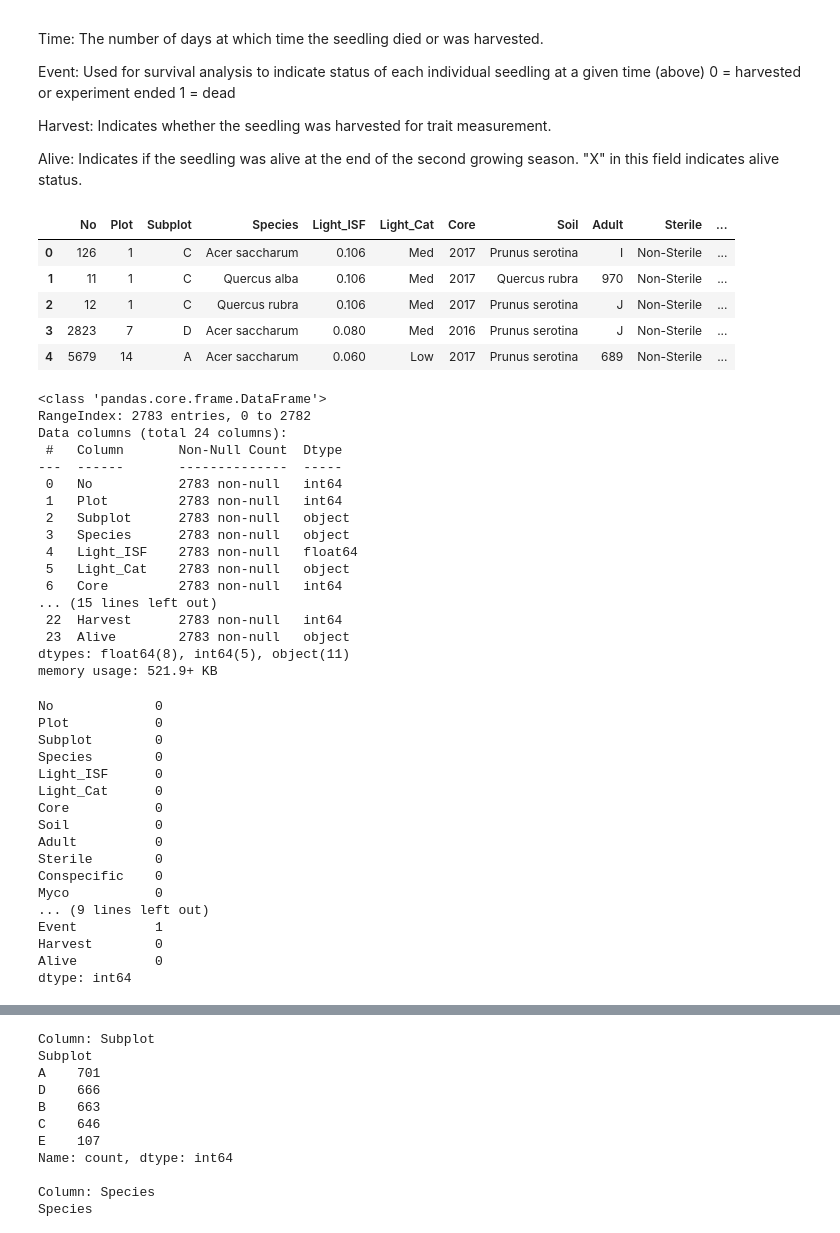
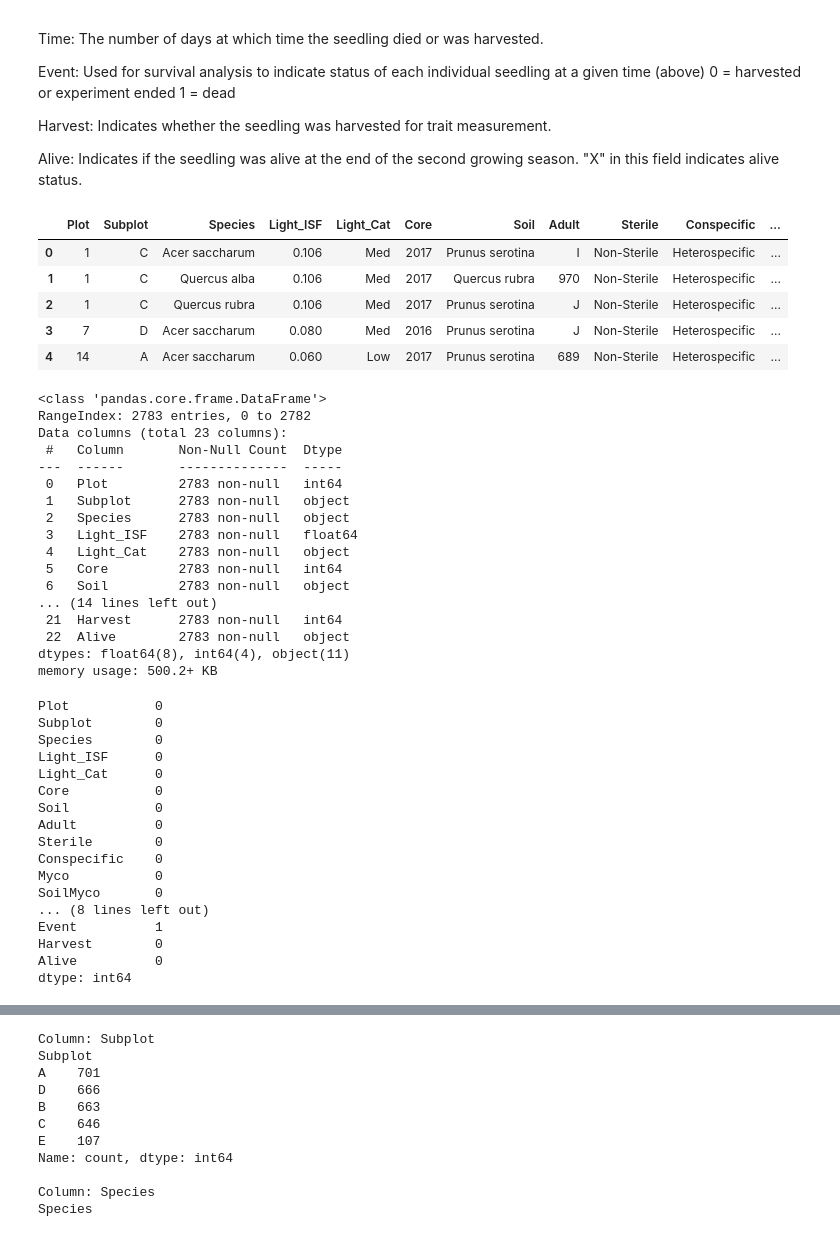
Before and after one commit to kunzr/DSE3002---Project-3, a Jupyter notebook: Cleaning.ipynb, the cells around one changed output, grey strips where cells are left out. Cells and saved outputs as stored; diff of their text form; code cells hidden in the pictures.

```diff
--- a/Cleaning.ipynb
+++ b/Cleaning.ipynb
@@ -62,35 +62,36 @@ def unique(lists):
         print(x)
 # %%
 tree = pd.read_csv('Tree_Data.csv')
+tree = tree.drop('No', axis = 1)
 pd.set_option('display.max_columns', None)
 tree.head()
 # %% [output]
-|  | No | Plot | Subplot | Species | Light_ISF | Light_Cat | Core | Soil | Adult | Sterile | ... |
-| 0 | 126 | 1 | C | Acer saccharum | 0.106 | Med | 2017 | Prunus serotina | I | Non-Sterile | ... |
-| 1 | 11 | 1 | C | Quercus alba | 0.106 | Med | 2017 | Quercus rubra | 970 | Non-Sterile | ... |
-| 2 | 12 | 1 | C | Quercus rubra | 0.106 | Med | 2017 | Prunus serotina | J | Non-Sterile | ... |
-| 3 | 2823 | 7 | D | Acer saccharum | 0.080 | Med | 2016 | Prunus serotina | J | Non-Sterile | ... |
-| 4 | 5679 | 14 | A | Acer saccharum | 0.060 | Low | 2017 | Prunus serotina | 689 | Non-Sterile | ... |
+|  | Plot | Subplot | Species | Light_ISF | Light_Cat | Core | Soil | Adult | Sterile | Conspecific | ... |
+| 0 | 1 | C | Acer saccharum | 0.106 | Med | 2017 | Prunus serotina | I | Non-Sterile | Heterospecific | ... |
+| 1 | 1 | C | Quercus alba | 0.106 | Med | 2017 | Quercus rubra | 970 | Non-Sterile | Heterospecific | ... |
+| 2 | 1 | C | Quercus rubra | 0.106 | Med | 2017 | Prunus serotina | J | Non-Sterile | Heterospecific | ... |
+| 3 | 7 | D | Acer saccharum | 0.080 | Med | 2016 | Prunus serotina | J | Non-Sterile | Heterospecific | ... |
+| 4 | 14 | A | Acer saccharum | 0.060 | Low | 2017 | Prunus serotina | 689 | Non-Sterile | Heterospecific | ... |
 # %%
 tree.info()
 # %% [output]
 <class 'pandas.core.frame.DataFrame'>
 RangeIndex: 2783 entries, 0 to 2782
-Data columns (total 24 columns):
+Data columns (total 23 columns):
  #   Column       Non-Null Count  Dtype
 ---  ------       --------------  -----
- 0   No           2783 non-null   int64
- 1   Plot         2783 non-null   int64
- 2   Subplot      2783 non-null   object
- 3   Species      2783 non-null   object
- 4   Light_ISF    2783 non-null   float64
- 5   Light_Cat    2783 non-null   object
- 6   Core         2783 non-null   int64
-... (15 lines left out)
- 22  Harvest      2783 non-null   int64
- 23  Alive        2783 non-null   object
-dtypes: float64(8), int64(5), object(11)
-memory usage: 521.9+ KB
+ 0   Plot         2783 non-null   int64
+ 1   Subplot      2783 non-null   object
+ 2   Species      2783 non-null   object
+ 3   Light_ISF    2783 non-null   float64
+ 4   Light_Cat    2783 non-null   object
+ 5   Core         2783 non-null   int64
+ 6   Soil         2783 non-null   object
+... (14 lines left out)
+ 21  Harvest      2783 non-null   int64
+ 22  Alive        2783 non-null   object
+dtypes: float64(8), int64(4), object(11)
+memory usage: 500.2+ KB
 # %%
 #Interpolation: Use interpolation methods to estimate missing values based on the values of neighboring observations.
 #This method is suitable for time series or ordered data.
@@ -98,7 +99,6 @@ tree['EMF'] = tree['EMF'].interpolate(method = 'linear')
 # %%
 print(tree.isnull().sum())
 # %% [output]
-No             0
 Plot           0
 Subplot        0
 Species        0
@@ -110,7 +110,8 @@ Adult          0
 Sterile        0
 Conspecific    0
 Myco           0
-... (9 lines left out)
+SoilMyco       0
+... (8 lines left out)
 Event          1
 Harvest        0
 Alive          0
```
Also changed, not shown: parts of 1 cell of this notebook.
